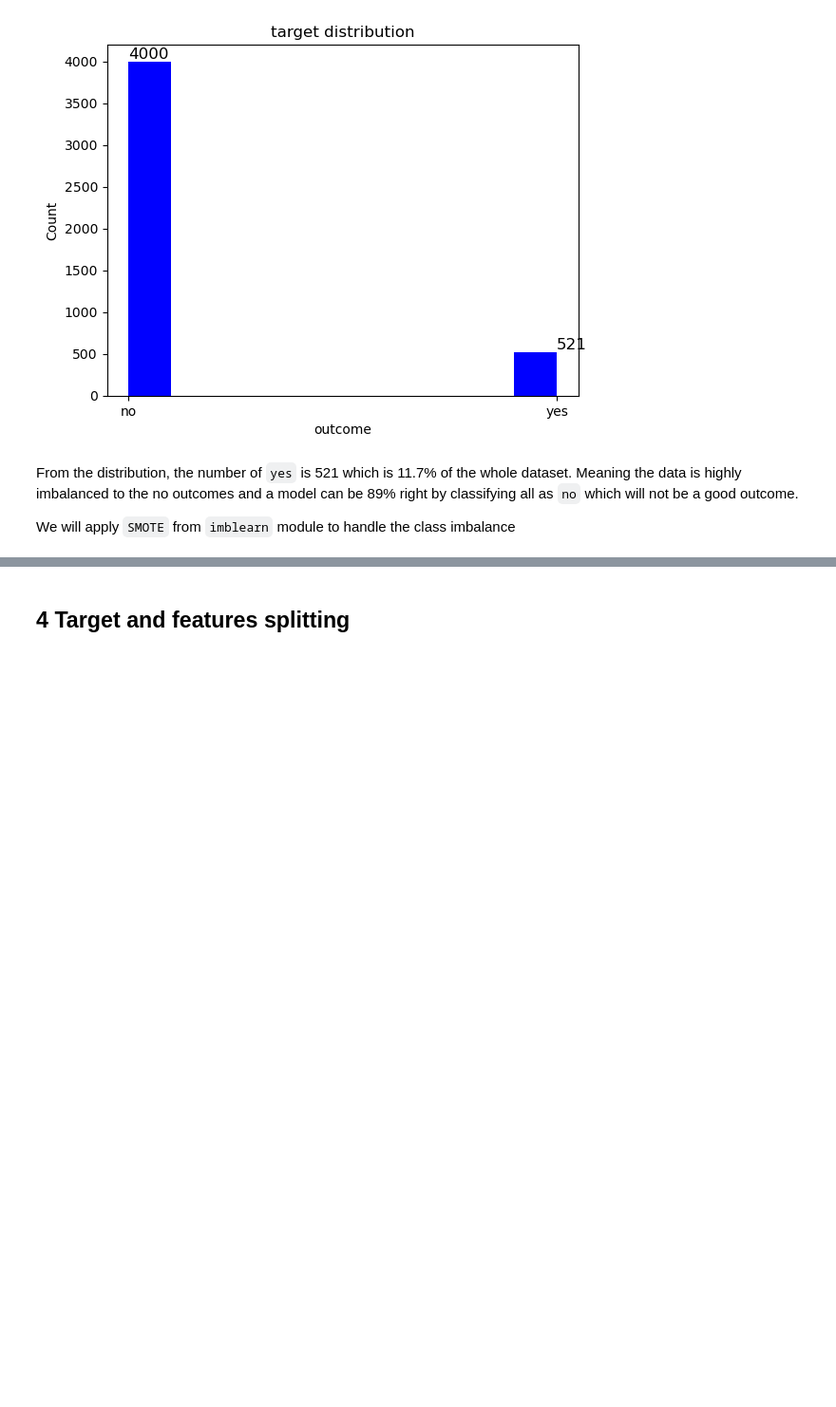
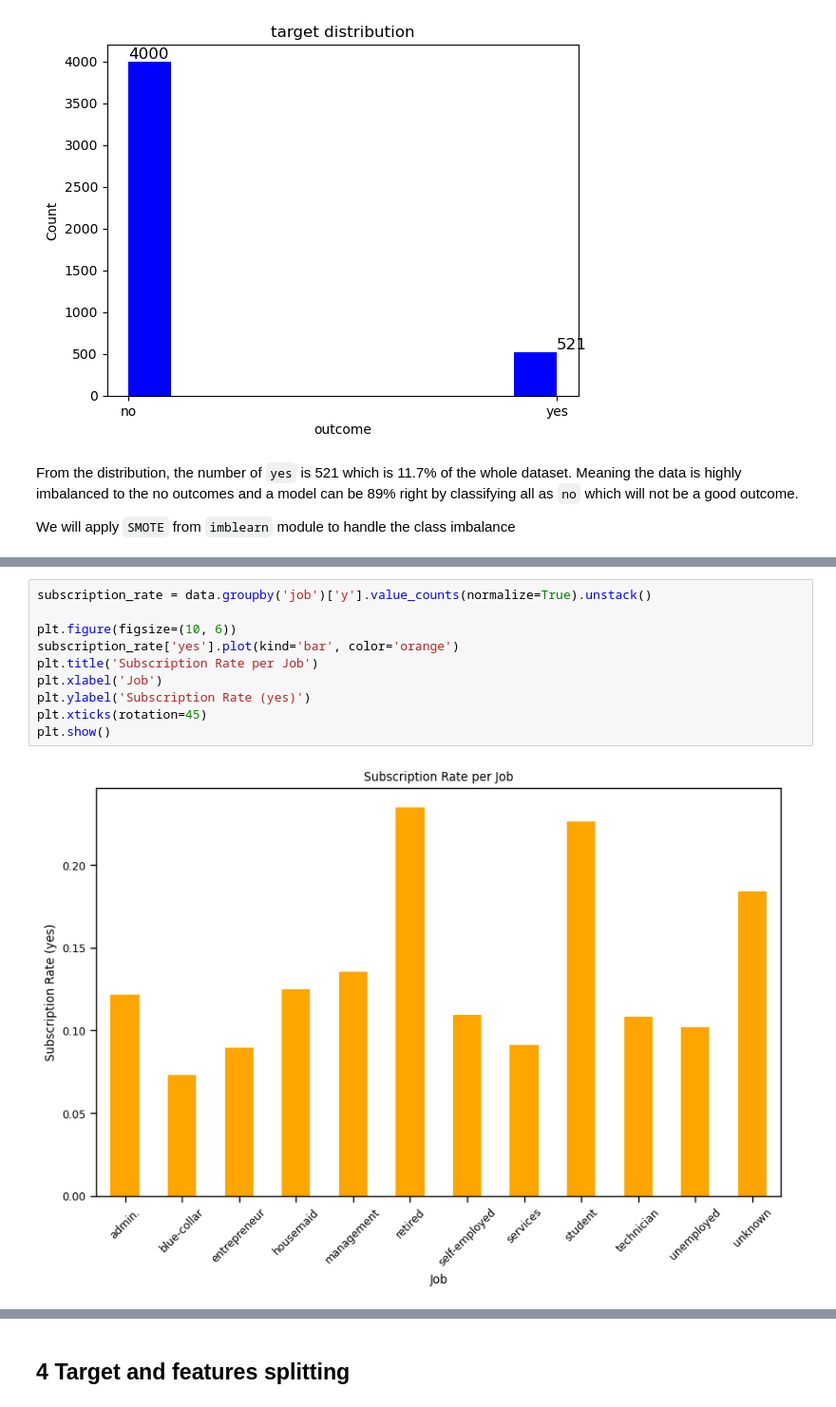
Before and after one commit to floyedmuchiri/Customer-Subscription-to-Bank-Term-Deposits, a Jupyter notebook: index.ipynb, the cells around one changed output, grey strips where cells are left out. Shown: that part at 95% size. Cells and saved outputs as stored; diff of their text form; blank space fills up the shorter version.

```diff
--- a/index.ipynb
+++ b/index.ipynb
@@ -85,0 +153,12 @@ We will apply `SMOTE` from `imblearn` module to handle the class imbalance
+# %%
+subscription_rate = data.groupby('job')['y'].value_counts(normalize=True).unstack()
+
+plt.figure(figsize=(10, 6))
+subscription_rate['yes'].plot(kind='bar', color='orange')
+plt.title('Subscription Rate per Job')
+plt.xlabel('Job')
+plt.ylabel('Subscription Rate (yes)')
+plt.xticks(rotation=45)
+plt.show()
+# %% [output]
+[figure, added]
```
Also changed, not shown: parts of 11 cells of this notebook.
